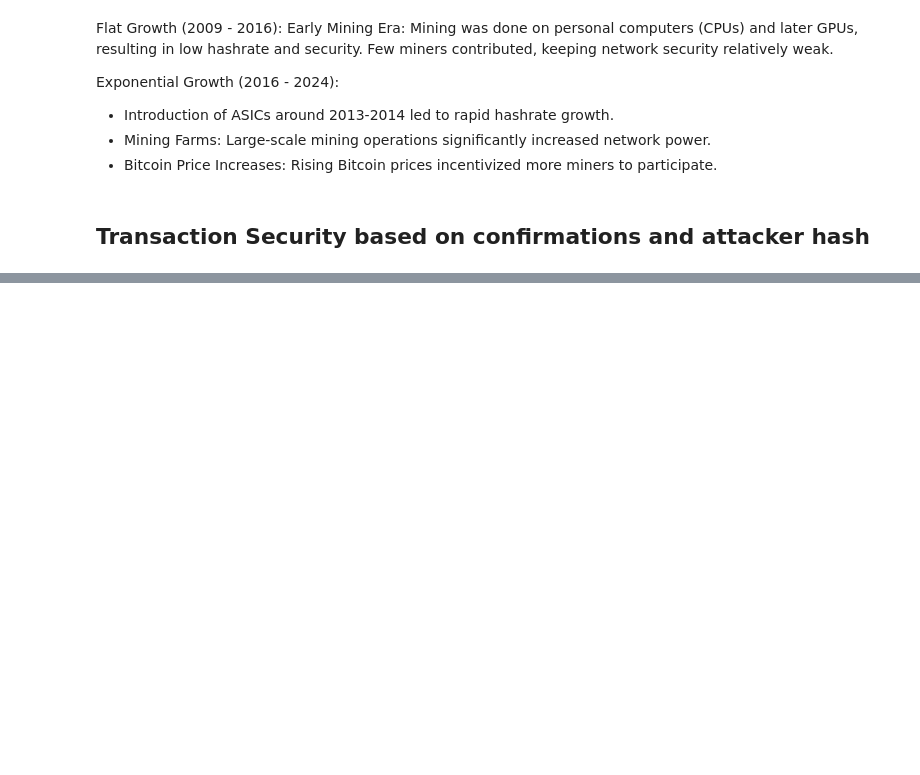
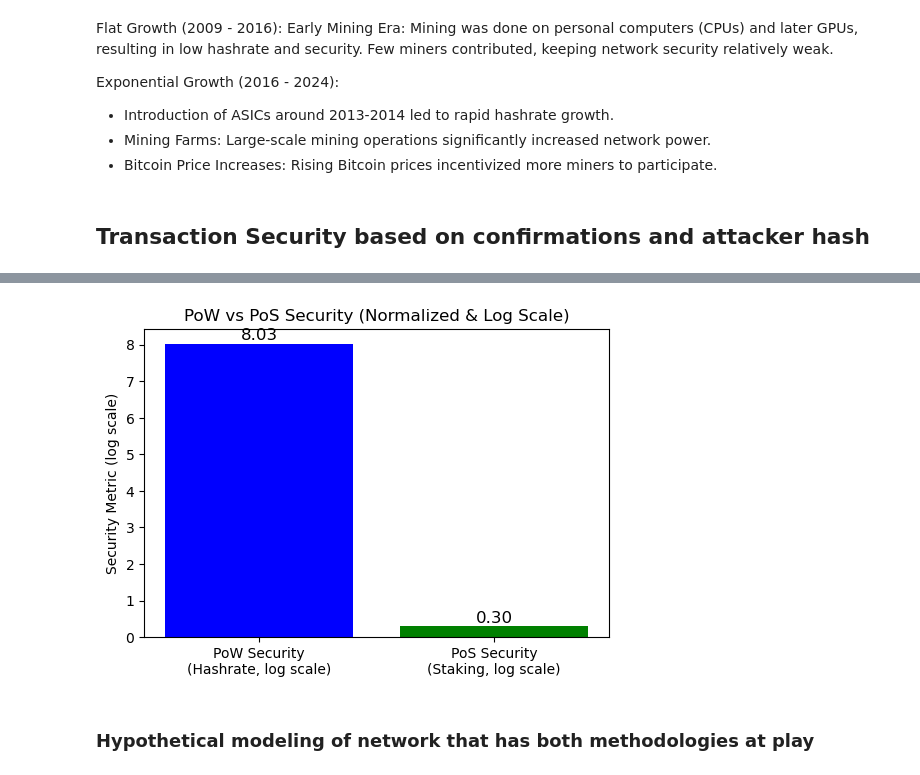
Before and after one commit to mscarpati/bitcoin-mining-tradeoffs, a Jupyter notebook: pow_analysis.ipynb, the cells around one changed output, grey strips where cells are left out. Saved outputs shown, nothing was run; the diff lists cells and outputs as text; code cells hidden in the pictures; blank space fills up the shorter version.

```diff
--- a/pow_analysis.ipynb
+++ b/pow_analysis.ipynb
@@ -177,0 +202,27 @@ plot_pow_transaction_security()
+# %%
+# Normalize security measures
+security_pow = hashrate_df["Hashrate (EH/s)"].mean()
+security_pos = 0.99  # Assumed normalized value for staking security
+
+# Normalize both on a log scale for fair comparison
+pow_security_normalized = np.log10(security_pow)  # Log scale
+pos_security_normalized = np.log10(security_pos + 1)  # Avoid log(0)
+
+labels = ["PoW Security\n(Hashrate, log scale)", "PoS Security\n(Staking, log scale)"]
+values = [pow_security_normalized, pos_security_normalized]
+
+plt.figure(figsize=(6, 4))
+plt.bar(labels, values, color=["blue", "green"])
+
+plt.ylabel("Security Metric (log scale)")
+plt.title("PoW vs PoS Security (Normalized & Log Scale)")
+
+# Add data labels
+for i, v in enumerate(values):
+    plt.text(i, v + 0.1, f"{v:.2f}", ha='center', fontsize=12)
+
+plt.show()
+# %% [output]
+[figure, added]
+# %% [markdown]
+### Hypothetical modeling of network that has both methodologies at play
```
Also changed, not shown: parts of 9 cells of this notebook.
